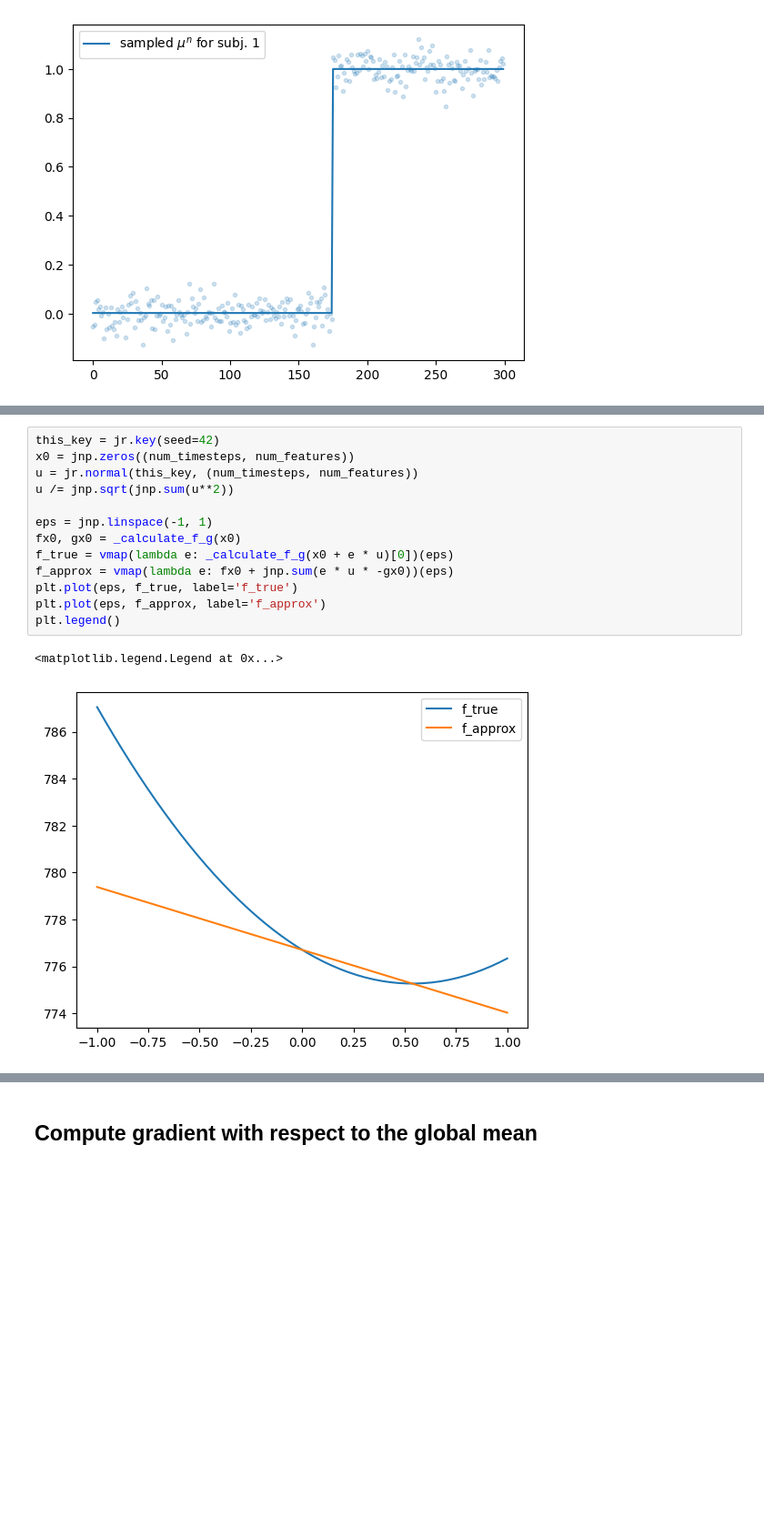
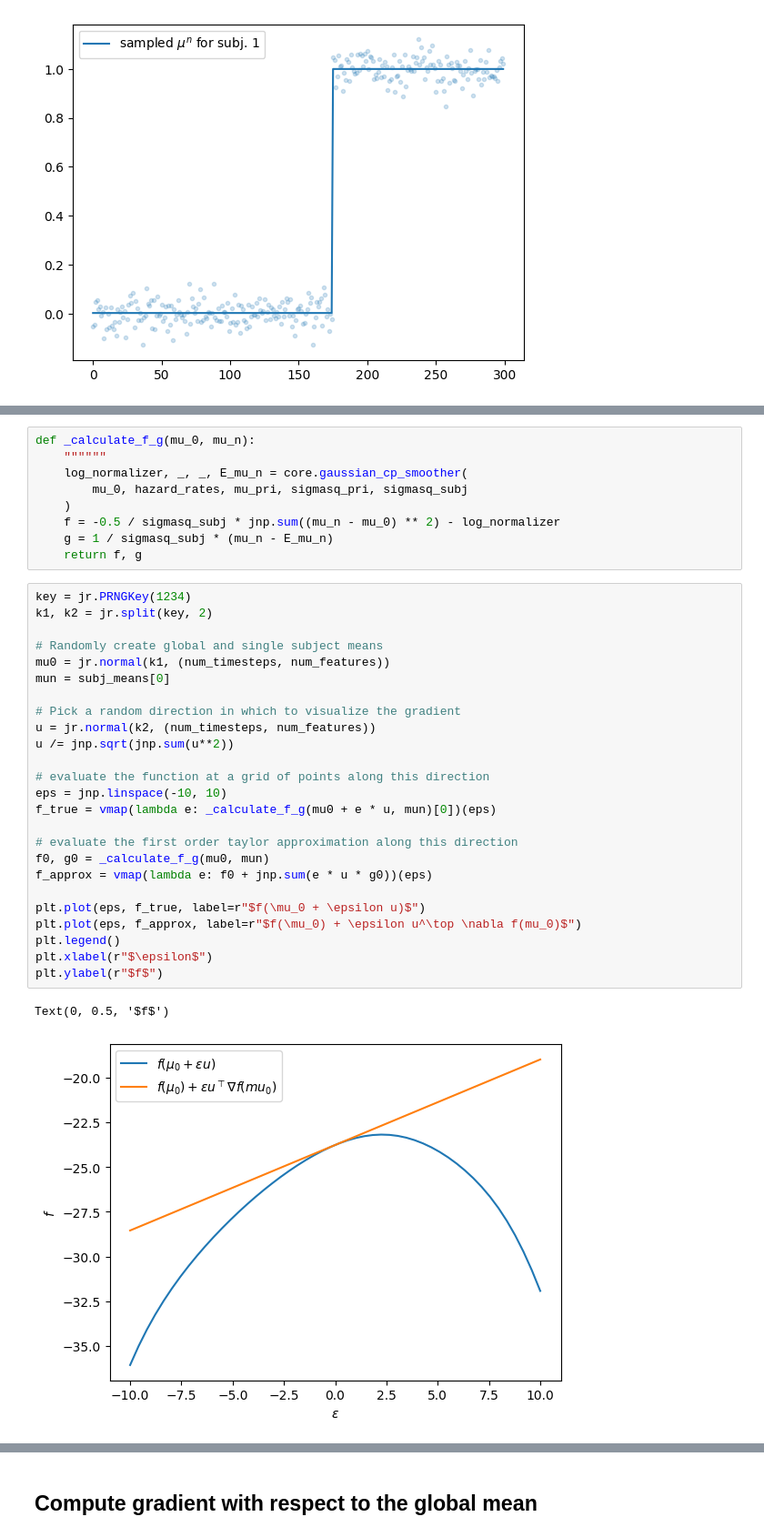
Before and after one commit to emdupre/bayes-ca, a Jupyter notebook: experiments/hierarchical_stagger_jump.ipynb, the cells around one changed output, grey strips where cells are left out. Shown at 91% size. Saved outputs shown, nothing was run; the diff lists cells and outputs as text; blank space fills up the shorter version.

Commit message:
fixing bug in gradient check

```diff
--- a/experiments/hierarchical_stagger_jump.ipynb
+++ b/experiments/hierarchical_stagger_jump.ipynb
@@ -181,17 +143,38 @@ Array([False], dtype=bool)
+# %%
+def _calculate_f_g(mu_0, mu_n):
+    """"""
+    log_normalizer, _, _, E_mu_n = core.gaussian_cp_smoother(
+        mu_0, hazard_rates, mu_pri, sigmasq_pri, sigmasq_subj
+    )
+    f = -0.5 / sigmasq_subj * jnp.sum((mu_n - mu_0) ** 2) - log_normalizer
+    g = 1 / sigmasq_subj * (mu_n - E_mu_n)
+    return f, g
 # %%
-this_key = jr.key(seed=42)
-x0 = jnp.zeros((num_timesteps, num_features))
-u = jr.normal(this_key, (num_timesteps, num_features))
+key = jr.PRNGKey(1234)
+k1, k2 = jr.split(key, 2)
+
+# Randomly create global and single subject means
+mu0 = jr.normal(k1, (num_timesteps, num_features))
+mun = subj_means[0]
+
+# Pick a random direction in which to visualize the gradient
+u = jr.normal(k2, (num_timesteps, num_features))
 u /= jnp.sqrt(jnp.sum(u**2))
 
-eps = jnp.linspace(-1, 1)
-fx0, gx0 = _calculate_f_g(x0)
-f_true = vmap(lambda e: _calculate_f_g(x0 + e * u)[0])(eps)
-f_approx = vmap(lambda e: fx0 + jnp.sum(e * u * -gx0))(eps)
-plt.plot(eps, f_true, label='f_true')
-plt.plot(eps, f_approx, label='f_approx')
+# evaluate the function at a grid of points along this direction
+eps = jnp.linspace(-10, 10)
+f_true = vmap(lambda e: _calculate_f_g(mu0 + e * u, mun)[0])(eps)
+
+# evaluate the first order taylor approximation along this direction
+f0, g0 = _calculate_f_g(mu0, mun)
+f_approx = vmap(lambda e: f0 + jnp.sum(e * u * g0))(eps)
+
+plt.plot(eps, f_true, label=r"$f(\mu_0 + \epsilon u)$")
+plt.plot(eps, f_approx, label=r"$f(\mu_0) + \epsilon u^\top \nabla f(mu_0)$")
 plt.legend()
+plt.xlabel(r"$\epsilon$")
+plt.ylabel(r"$f$")
 # %% [output]
-<matplotlib.legend.Legend at 0x...>
+Text(0, 0.5, '$f$')
-[figure, old version]
+[figure, new version]
 # %%
```
Also changed, not shown: parts of 5 cells of this notebook.
